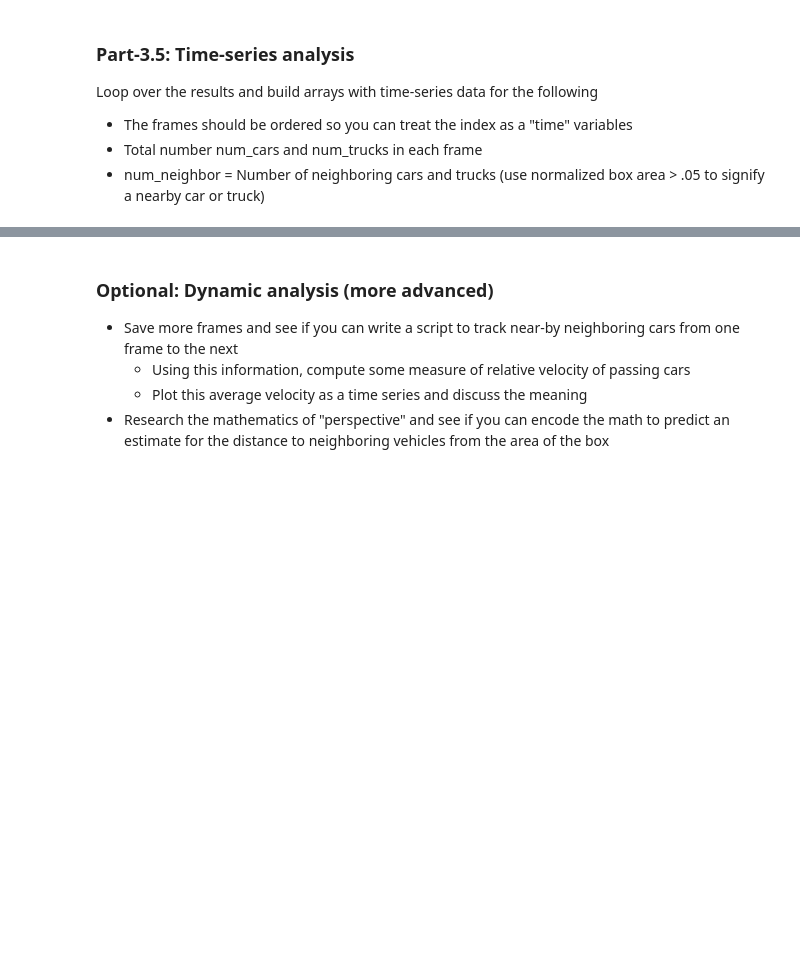
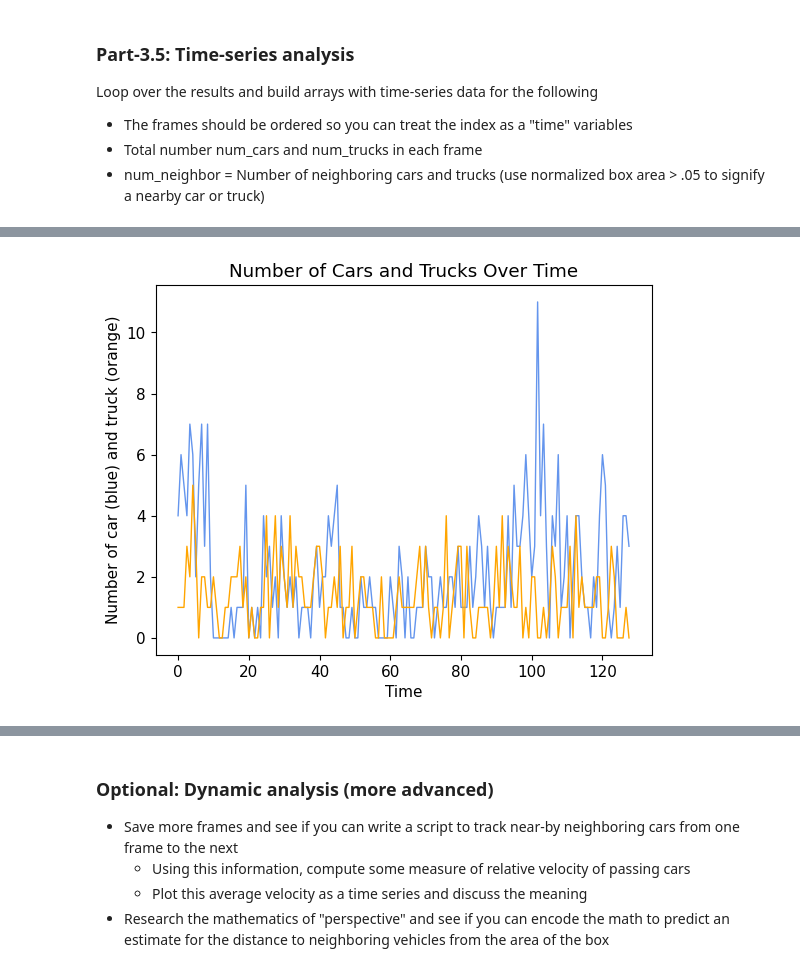
Before and after one commit to arigelbard/dsan6600-HW3, a Jupyter notebook: HW-03.ipynb, the cells around one changed output, grey strips where cells are left out. Saved outputs shown, nothing was run; the diff lists cells and outputs as text; code cells hidden in the pictures; blank space fills up the shorter version.

```diff
--- a/HW-03.ipynb
+++ b/HW-03.ipynb
@@ -198,0 +264,3 @@ Insert a function to output a modified version of the results.pandas().xyxy[i] d
+# %%
+df = modify_xyxy(results, img_idx=0)
+df
@@ -200,8 +277,10 @@ Insert a function to output a modified version of the results.pandas().xyxy[i] d
 ### Part-3.4: Process all images
 # %%
 # INSERT CODE TO FORM AN ORDERED (SORTED) LIST OF ALL IMAGES IN "frames"
+images = sorted([f"frames/{f}" for f in os.listdir("frames") if f.endswith(".jpg")])
 # %%
 # INSERT CODE TO RUN YOLO ON THE COMPLETE LIST
+results = model(images)
 # %%
 results.save()
 # %% [output]
@@ -232,0 +303,17 @@ NEARBY
+# %%
+# 3.5.1: INSERT CODE TO LOOP OVER RESULTS AND BUILD ARRAYS
+cars = []
+trucks = []
+nearby = []
+for i in range(len(images)):
+    # Create df
+    df = modify_xyxy(results, img_idx=i)
+
+    # Counts
+    cars.append(int((df['name'] == 'car').sum()))
+    trucks.append(int((df['name'] == 'truck').sum()))
+    nearby.append(int(df['nearby'].sum()))
+
+print("CAR \n", cars)
+print("TRUCKS \n", trucks)
+print("NEARBY \n", nearby)
@@ -232,0 +327,13 @@ NEARBY
+# %%
+# INSERT CODE TO GENERATE THE FOLLOWING PLOT
+# save_interval = 50
+time = [i * save_interval/60 for i in range(len(cars))]
+
+plt.plot(time, cars, color='cornflowerblue', label='cars',linewidth=1)
+plt.plot(time, trucks, color='orange', label='trucks',linewidth=1)
+plt.xlabel('Time')
+plt.ylabel('Number of car (blue) and truck (orange)')
+plt.title('Number of Cars and Trucks Over Time')
+plt.show()
+# %% [output]
+[figure, added]
```
Also changed, not shown: parts of 26 cells of this notebook, 2 other files.
